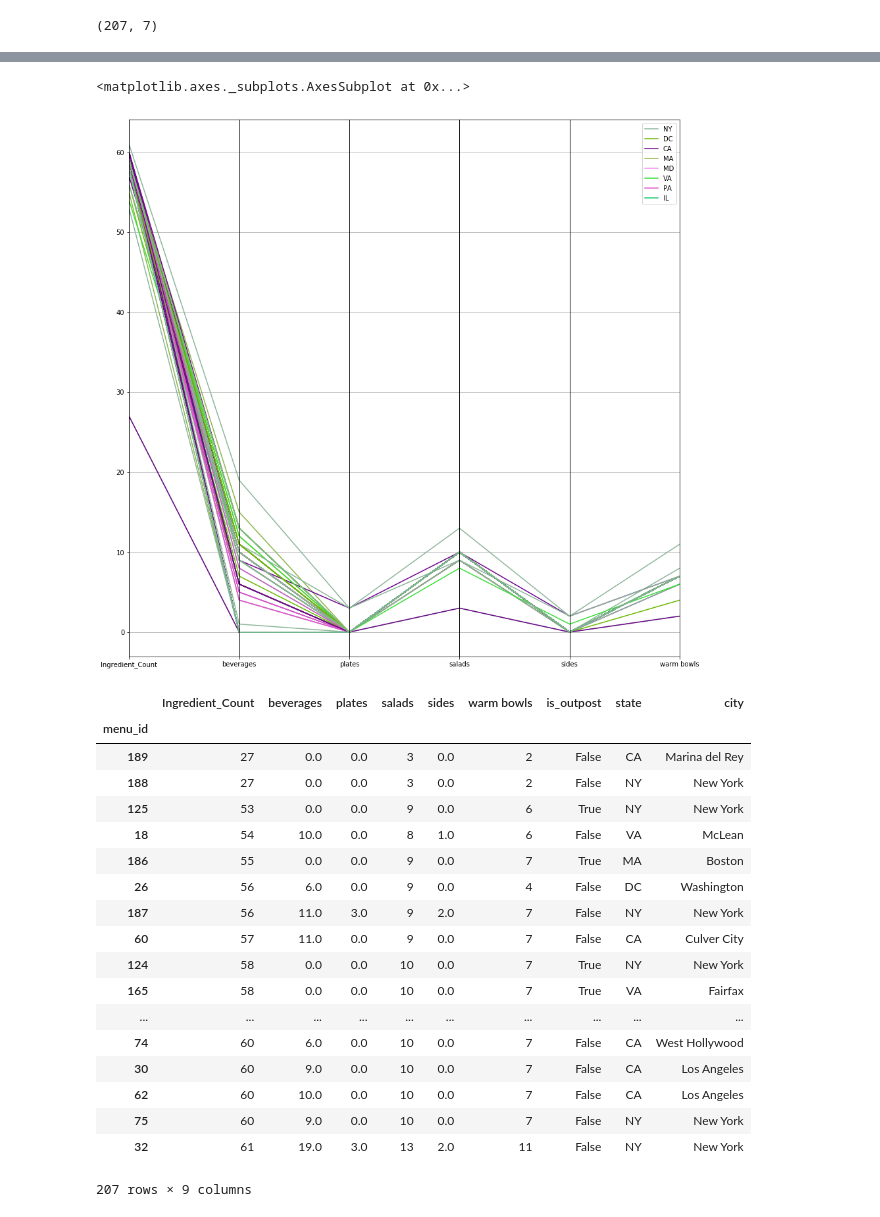
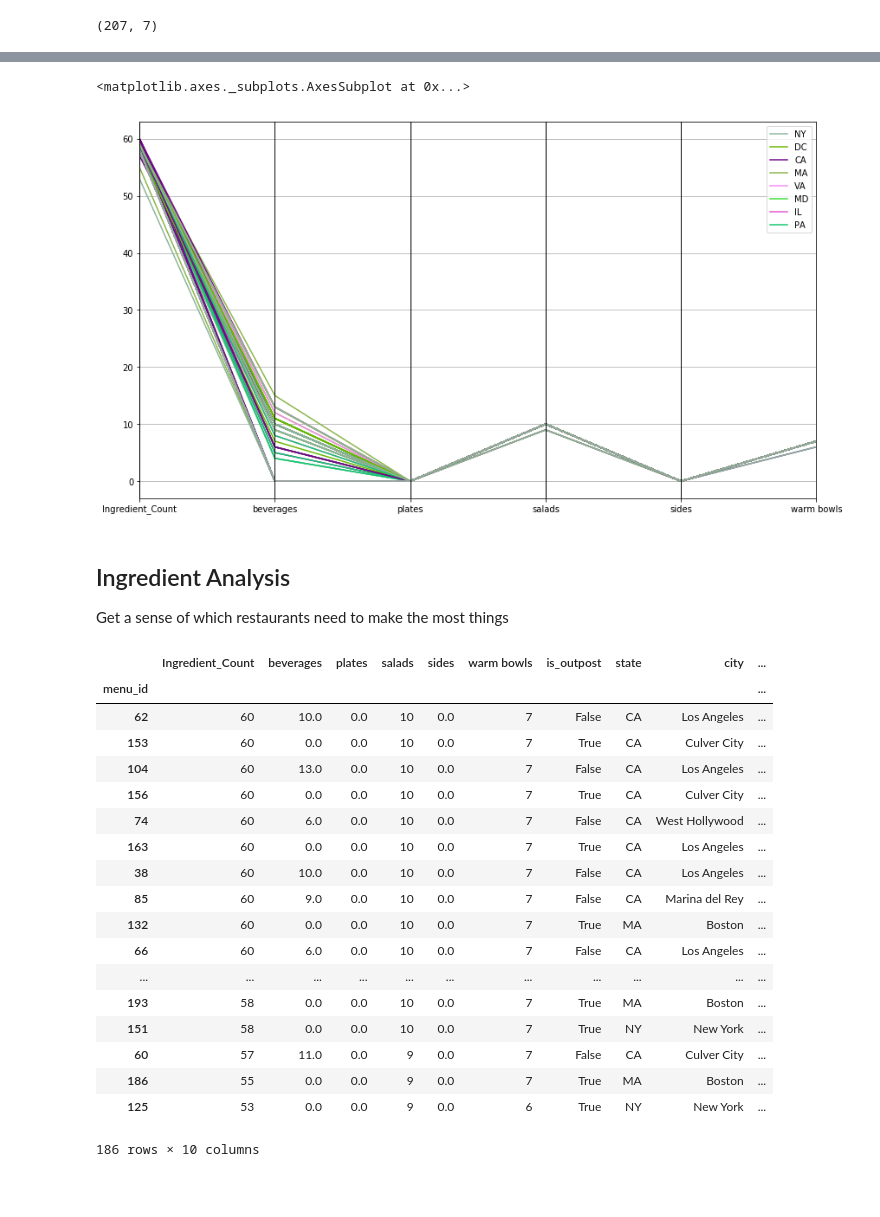
Before and after one commit to canyon289/sweetgreen, a Jupyter notebook: eda/RestaurantComplexity.ipynb, the cells around one changed output, grey strips where cells are left out. Saved outputs shown, nothing was run; the diff lists cells and outputs as text; code cells hidden in the pictures; blank space fills up the shorter version.

Commit message:
Add restaurant complexity analysis

```diff
--- a/eda/RestaurantComplexity.ipynb
+++ b/eda/RestaurantComplexity.ipynb
@@ -87,6 +96,7 @@ df_counts.shape
 # %% [output]
 (207, 7)
 # %%
-restaurant_df_subset = restaurant_df[["menu_id", "is_outpost", "state", "city"]]
+restaurant_df_subset = restaurant_df.loc[~restaurant_df["hidden"], ["menu_id", "is_outpost", "state", "city", "restaurant_slug"]]
+print(restaurant_df_subset.shape)
 restaurant_df_subset.head()
 # %% [output]
@@ -111,28 +130,32 @@ df_merged.head()
 # %%
-fig, ax = plt.subplots(figsize=(15,15))
-parallel_coordinates(df_merged.drop(["city", "is_outpost"], axis=1), "state", ax=ax)
+fig, ax = plt.subplots(figsize=(14,8))
+relevant_cols = ['Ingredient_Count', 'beverages', 'plates', 'salads', 'sides', 'warm bowls', 'state']
+parallel_coordinates(df_merged[relevant_cols], "state", ax=ax)
 # %% [output]
 <matplotlib.axes._subplots.AxesSubplot at 0x...>
-[figure, old version]
+[figure, new version]
+# %% [markdown]
+## Ingredient Analysis
+Get a sense of which restaurants need to make the most things
 # %%
-df_merged.sort_values(by="Ingredient_Count")
+df_merged.sort_values(by="Ingredient_Count", ascending=False)
 # %% [output]
-|  | Ingredient_Count | beverages | plates | salads | sides | warm bowls | is_outpost | state | city |
-| menu_id |  |  |  |  |  |  |  |  |  |
-| 189 | 27 | 0.0 | 0.0 | 3 | 0.0 | 2 | False | CA | Marina del Rey |
-| 188 | 27 | 0.0 | 0.0 | 3 | 0.0 | 2 | False | NY | New York |
-| 125 | 53 | 0.0 | 0.0 | 9 | 0.0 | 6 | True | NY | New York |
-| 18 | 54 | 10.0 | 0.0 | 8 | 1.0 | 6 | False | VA | McLean |
-| 186 | 55 | 0.0 | 0.0 | 9 | 0.0 | 7 | True | MA | Boston |
-| 26 | 56 | 6.0 | 0.0 | 9 | 0.0 | 4 | False | DC | Washington |
-| 187 | 56 | 11.0 | 3.0 | 9 | 2.0 | 7 | False | NY | New York |
-| 60 | 57 | 11.0 | 0.0 | 9 | 0.0 | 7 | False | CA | Culver City |
-| 124 | 58 | 0.0 | 0.0 | 10 | 0.0 | 7 | True | NY | New York |
-| 165 | 58 | 0.0 | 0.0 | 10 | 0.0 | 7 | True | VA | Fairfax |
-| ... | ... | ... | ... | ... | ... | ... | ... | ... | ... |
-| 74 | 60 | 6.0 | 0.0 | 10 | 0.0 | 7 | False | CA | West Hollywood |
-| 30 | 60 | 9.0 | 0.0 | 10 | 0.0 | 7 | False | CA | Los Angeles |
-| 62 | 60 | 10.0 | 0.0 | 10 | 0.0 | 7 | False | CA | Los Angeles |
-| 75 | 60 | 9.0 | 0.0 | 10 | 0.0 | 7 | False | NY | New York |
-| 32 | 61 | 19.0 | 3.0 | 13 | 2.0 | 11 | False | NY | New York |
+|  | Ingredient_Count | beverages | plates | salads | sides | warm bowls | is_outpost | state | city | ... |
+| menu_id |  |  |  |  |  |  |  |  |  | ... |
+| 62 | 60 | 10.0 | 0.0 | 10 | 0.0 | 7 | False | CA | Los Angeles | ... |
+| 153 | 60 | 0.0 | 0.0 | 10 | 0.0 | 7 | True | CA | Culver City | ... |
+| 104 | 60 | 13.0 | 0.0 | 10 | 0.0 | 7 | False | CA | Los Angeles | ... |
+| 156 | 60 | 0.0 | 0.0 | 10 | 0.0 | 7 | True | CA | Culver City | ... |
+| 74 | 60 | 6.0 | 0.0 | 10 | 0.0 | 7 | False | CA | West Hollywood | ... |
+| 163 | 60 | 0.0 | 0.0 | 10 | 0.0 | 7 | True | CA | Los Angeles | ... |
+| 38 | 60 | 10.0 | 0.0 | 10 | 0.0 | 7 | False | CA | Los Angeles | ... |
+| 85 | 60 | 9.0 | 0.0 | 10 | 0.0 | 7 | False | CA | Marina del Rey | ... |
+| 132 | 60 | 0.0 | 0.0 | 10 | 0.0 | 7 | True | MA | Boston | ... |
+| 66 | 60 | 6.0 | 0.0 | 10 | 0.0 | 7 | False | CA | Los Angeles | ... |
+| ... | ... | ... | ... | ... | ... | ... | ... | ... | ... | ... |
+| 193 | 58 | 0.0 | 0.0 | 10 | 0.0 | 7 | True | MA | Boston | ... |
+| 151 | 58 | 0.0 | 0.0 | 10 | 0.0 | 7 | True | NY | New York | ... |
+| 60 | 57 | 11.0 | 0.0 | 9 | 0.0 | 7 | False | CA | Culver City | ... |
+| 186 | 55 | 0.0 | 0.0 | 9 | 0.0 | 7 | True | MA | Boston | ... |
+| 125 | 53 | 0.0 | 0.0 | 9 | 0.0 | 6 | True | NY | New York | ... |
-207 rows × 9 columns
+186 rows × 10 columns
```
Also changed, not shown: parts of 11 cells of this notebook, 1 other file.
